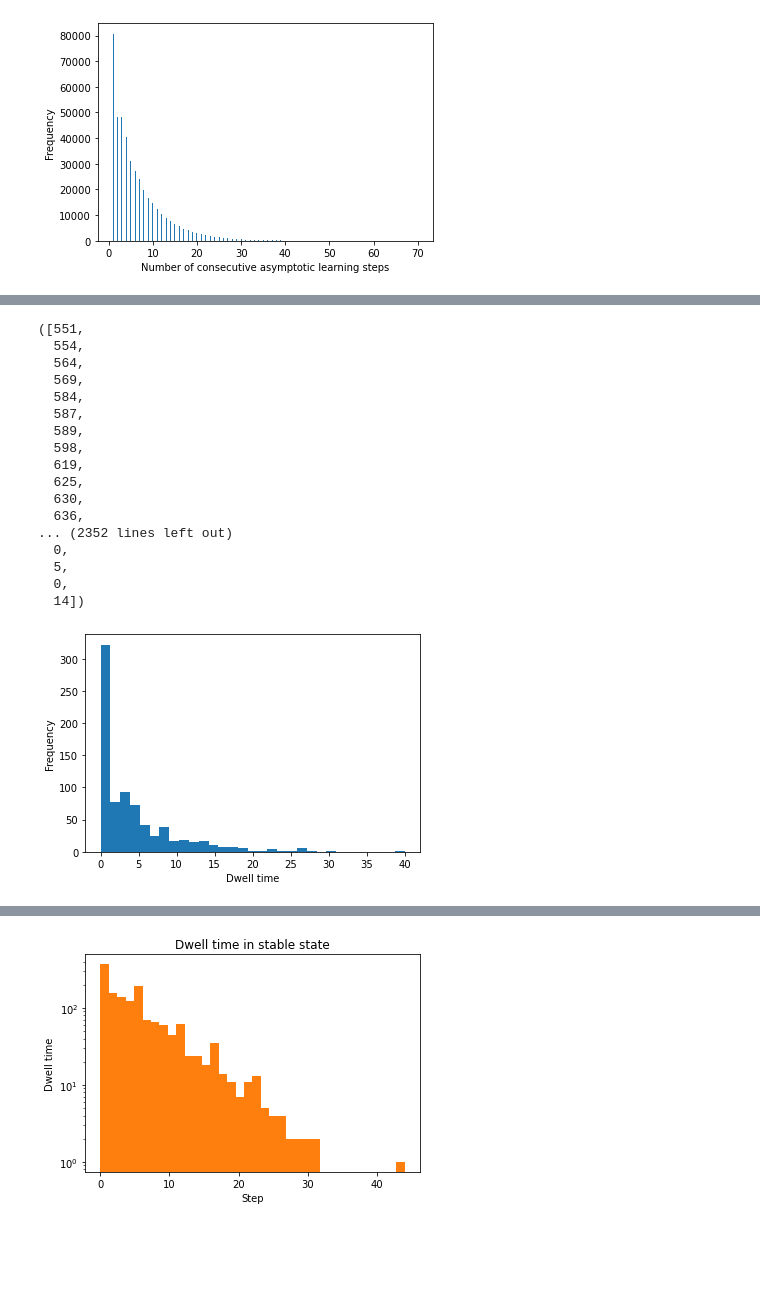
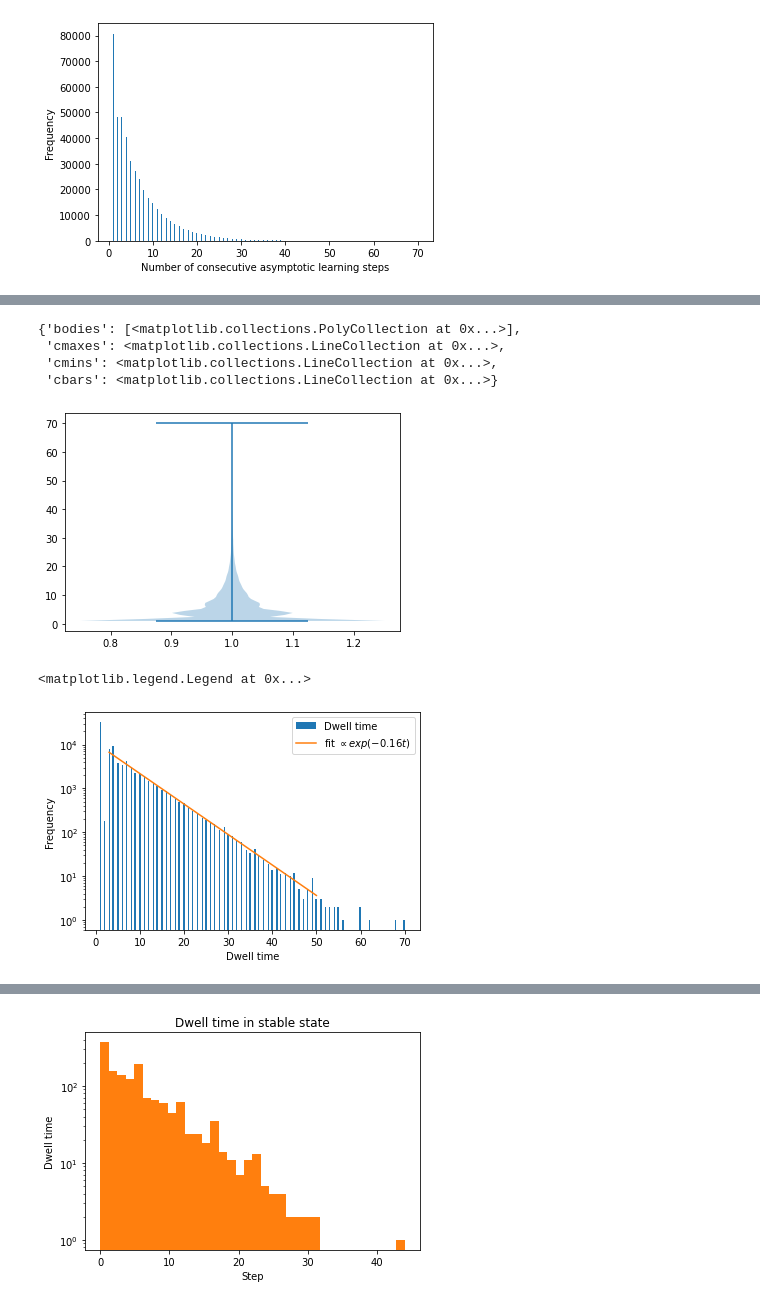
Before and after one commit to YutongB/Opinion-Dynamics, a Jupyter notebook: notebooks/interact.ipynb, the cells around one changed output, grey strips where cells are left out. Cells and saved outputs as stored; diff of their text form; code cells hidden in the pictures; blank space fills up the shorter version.

Commit message:
working on dwell bias

```diff
--- a/notebooks/interact.ipynb
+++ b/notebooks/interact.ipynb
@@ -74,34 +87,27 @@ res[0].plot_asymptotic_learning_steps_hist(include_zero=False, bins ='auto', log
 # %%
-res[0].dwell_time()
+plt.violinplot(res[0].dwell_time())
 # %% [output]
-([551,
-  554,
-  564,
-  569,
-  584,
-  587,
-  589,
-  598,
-  619,
-  625,
-  630,
-  636,
-... (2352 lines left out)
-  0,
-  5,
-  0,
-  14])
+{'bodies': [<matplotlib.collections.PolyCollection at 0x...>],
+ 'cmaxes': <matplotlib.collections.LineCollection at 0x...>,
+ 'cmins': <matplotlib.collections.LineCollection at 0x...>,
+ 'cbars': <matplotlib.collections.LineCollection at 0x...>}
+[figure, added]
 # %%
-res[0].plot_dwell_time(log = False)
+res[0].plot_dwell_time(log = True)
 
+x = np.linspace(3, 50, 100)
+y = (4.03256 - 0.0694871*x)
+plt.plot(x, 10**y, label = 'fit $\\propto exp(-0.16t)$')
+plt.legend()
 # x,y = np.unique(res[0].dwell_time(), return_counts=True)
 # logy = np.log10(y)
 # c,m = np.polyfit(x,logy,1)
 # fittedy = m* 10**x+ c
 # # plt.yscale('log')
 # plt.plot(x, fittedy,label = 'fitted line')
 # %% [output]
+<matplotlib.legend.Legend at 0x...>
-[figure, old version]
+[figure, new version]
 # %%
 def func(x, a, b, c):
     return a * np.exp(-b * x) + c
```
Also changed, not shown: parts of 2 cells of this notebook, 4 other files.
